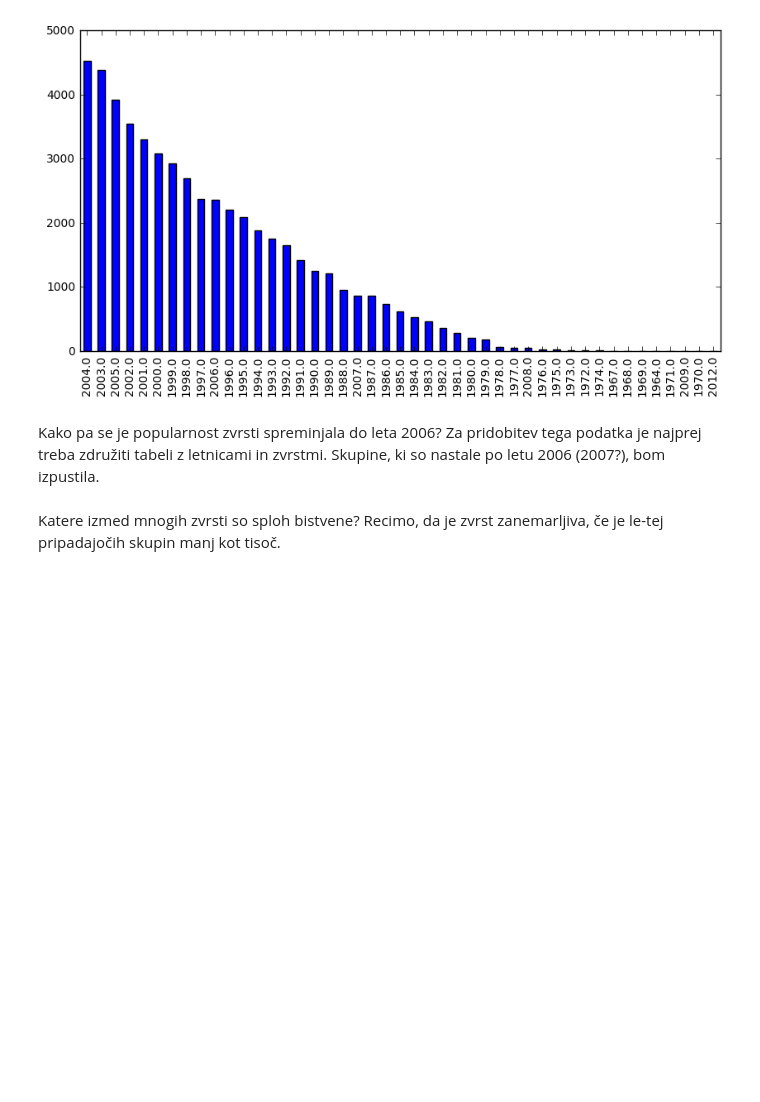
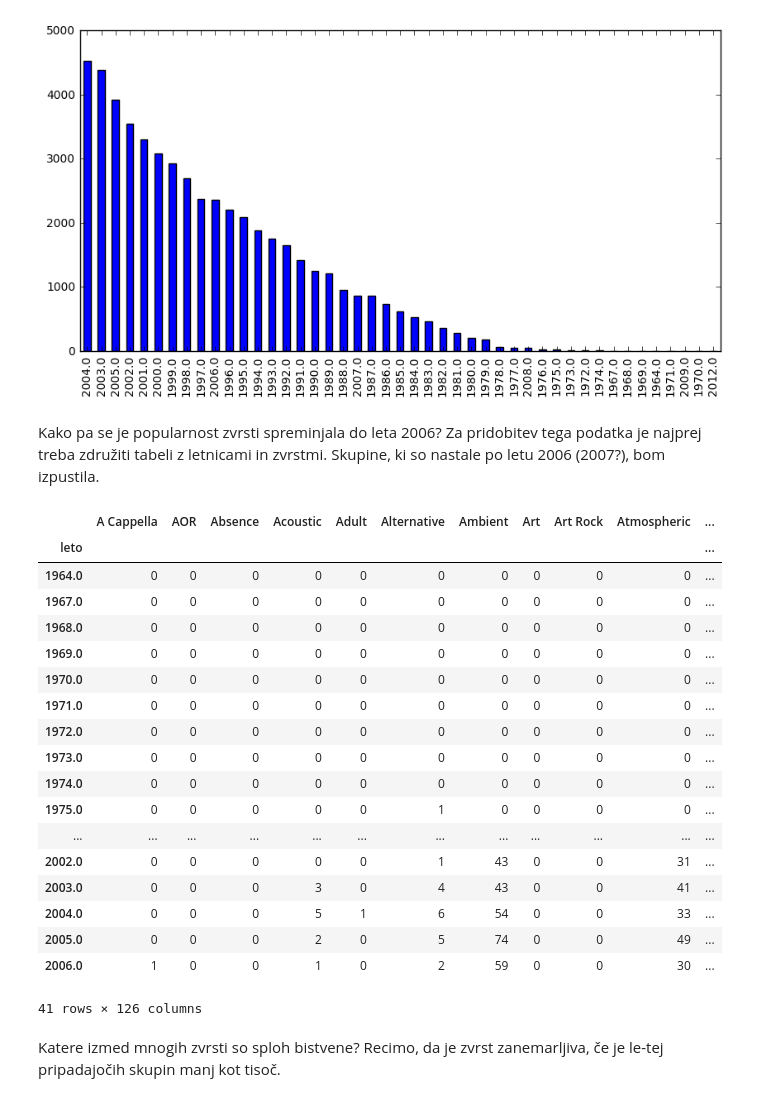
Before and after one commit to h3ll-o-w0rld/Projekt-za-PROG1, a Jupyter notebook: Projekt.ipynb, the cells around one changed output. Cells and saved outputs as stored; diff of their text form; code cells hidden in the pictures; blank space fills up the shorter version.

```diff
--- a/Projekt.ipynb
+++ b/Projekt.ipynb
@@ -47,11 +47,31 @@ Kako pa se je popularnost zvrsti spreminjala do leta 2006? Za pridobitev tega po
 # %%
 leto_zvrst = pos_leta.merge(pos_zvrsti_id)
 cisto_leto_zvrst = leto_zvrst[leto_zvrst['leto'] < 2007]
 cisto_leto_zvrst
 vsote_leta = cisto_leto_zvrst.groupby('leto').aggregate(sum)
 #pobrišem stolpec 'id':
 vsote_po_letih = vsote_leta[vsote_leta.columns.difference(['id'])]
-vsote_po_letih[:20]
+vsote_po_letih
+# %% [output]
+|  | A Cappella | AOR | Absence | Acoustic | Adult | Alternative | Ambient | Art | Art Rock | Atmospheric | ... |
+| leto |  |  |  |  |  |  |  |  |  |  | ... |
+| 1964.0 | 0 | 0 | 0 | 0 | 0 | 0 | 0 | 0 | 0 | 0 | ... |
+| 1967.0 | 0 | 0 | 0 | 0 | 0 | 0 | 0 | 0 | 0 | 0 | ... |
+| 1968.0 | 0 | 0 | 0 | 0 | 0 | 0 | 0 | 0 | 0 | 0 | ... |
+| 1969.0 | 0 | 0 | 0 | 0 | 0 | 0 | 0 | 0 | 0 | 0 | ... |
+| 1970.0 | 0 | 0 | 0 | 0 | 0 | 0 | 0 | 0 | 0 | 0 | ... |
+| 1971.0 | 0 | 0 | 0 | 0 | 0 | 0 | 0 | 0 | 0 | 0 | ... |
+| 1972.0 | 0 | 0 | 0 | 0 | 0 | 0 | 0 | 0 | 0 | 0 | ... |
+| 1973.0 | 0 | 0 | 0 | 0 | 0 | 0 | 0 | 0 | 0 | 0 | ... |
+| 1974.0 | 0 | 0 | 0 | 0 | 0 | 0 | 0 | 0 | 0 | 0 | ... |
+| 1975.0 | 0 | 0 | 0 | 0 | 0 | 1 | 0 | 0 | 0 | 0 | ... |
+| ... | ... | ... | ... | ... | ... | ... | ... | ... | ... | ... | ... |
+| 2002.0 | 0 | 0 | 0 | 0 | 0 | 1 | 43 | 0 | 0 | 31 | ... |
+| 2003.0 | 0 | 0 | 0 | 3 | 0 | 4 | 43 | 0 | 0 | 41 | ... |
+| 2004.0 | 0 | 0 | 0 | 5 | 1 | 6 | 54 | 0 | 0 | 33 | ... |
+| 2005.0 | 0 | 0 | 0 | 2 | 0 | 5 | 74 | 0 | 0 | 49 | ... |
+| 2006.0 | 1 | 0 | 0 | 1 | 0 | 2 | 59 | 0 | 0 | 30 | ... |
+41 rows × 126 columns
 # %% [markdown]
 Katere izmed mnogih zvrsti so sploh bistvene? Recimo, da je zvrst zanemarljiva, če je le-tej pripadajočih skupin manj kot tisoč.
 # %%
```
Also changed, not shown: parts of 4 cells of this notebook, 1 other file.
